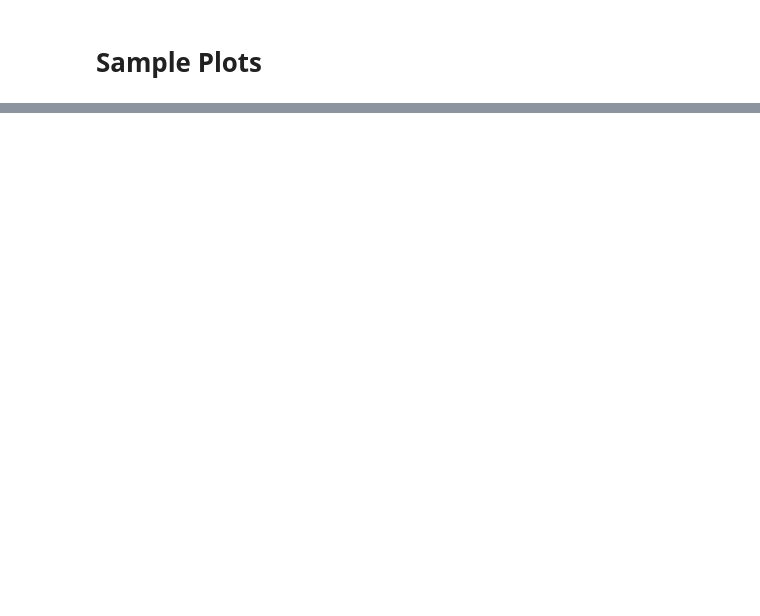
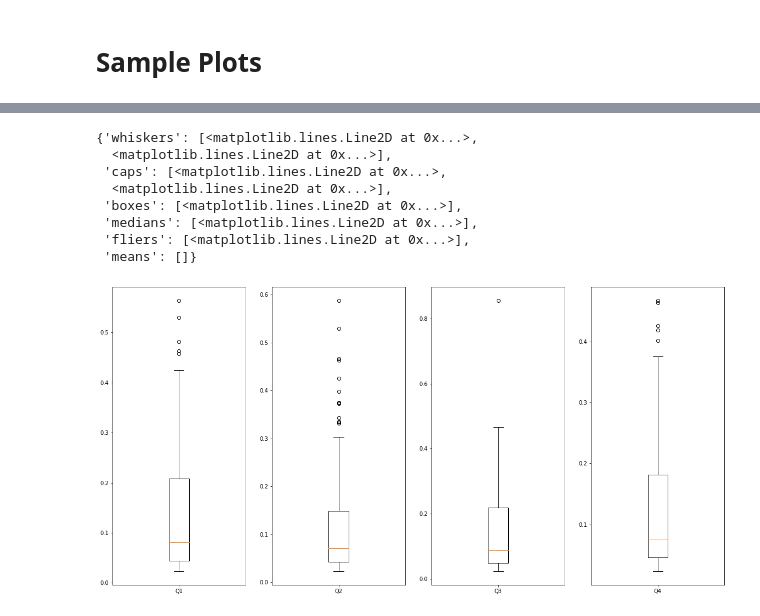
Before and after one commit to navidmalakootikhah/Project-One, a Jupyter notebook: analysis.ipynb, the cells around one changed output, grey strips where cells are left out. Saved outputs shown, nothing was run; the diff lists cells and outputs as text; code cells hidden in the pictures; blank space fills up the shorter version.

```diff
--- a/analysis.ipynb
+++ b/analysis.ipynb
@@ -191,0 +193,23 @@ rvalue
+# %%
+fig1, axs = plt.subplots(1,4,figsize=(20,10))
+ax1, ax2, ax3, ax4 = axs
+
+plt.setp(ax1, xticklabels=['Q1'])
+plt.setp(ax2, xticklabels=['Q2'])
+plt.setp(ax3, xticklabels=['Q3'])
+plt.setp(ax4, xticklabels=['Q4'])
+
+ax1.boxplot(df_Q1['Speechiness'])
+ax2.boxplot(df_Q2['Speechiness'])
+ax3.boxplot(df_Q3['Speechiness'])
+ax4.boxplot(df_Q4['Speechiness'])
+# %% [output]
+{'whiskers': [<matplotlib.lines.Line2D at 0x...>,
+  <matplotlib.lines.Line2D at 0x...>],
+ 'caps': [<matplotlib.lines.Line2D at 0x...>,
+  <matplotlib.lines.Line2D at 0x...>],
+ 'boxes': [<matplotlib.lines.Line2D at 0x...>],
+ 'medians': [<matplotlib.lines.Line2D at 0x...>],
+ 'fliers': [<matplotlib.lines.Line2D at 0x...>],
+ 'means': []}
+[figure, added]
```
Also changed, not shown: parts of 12 cells of this notebook, 1 other file.
